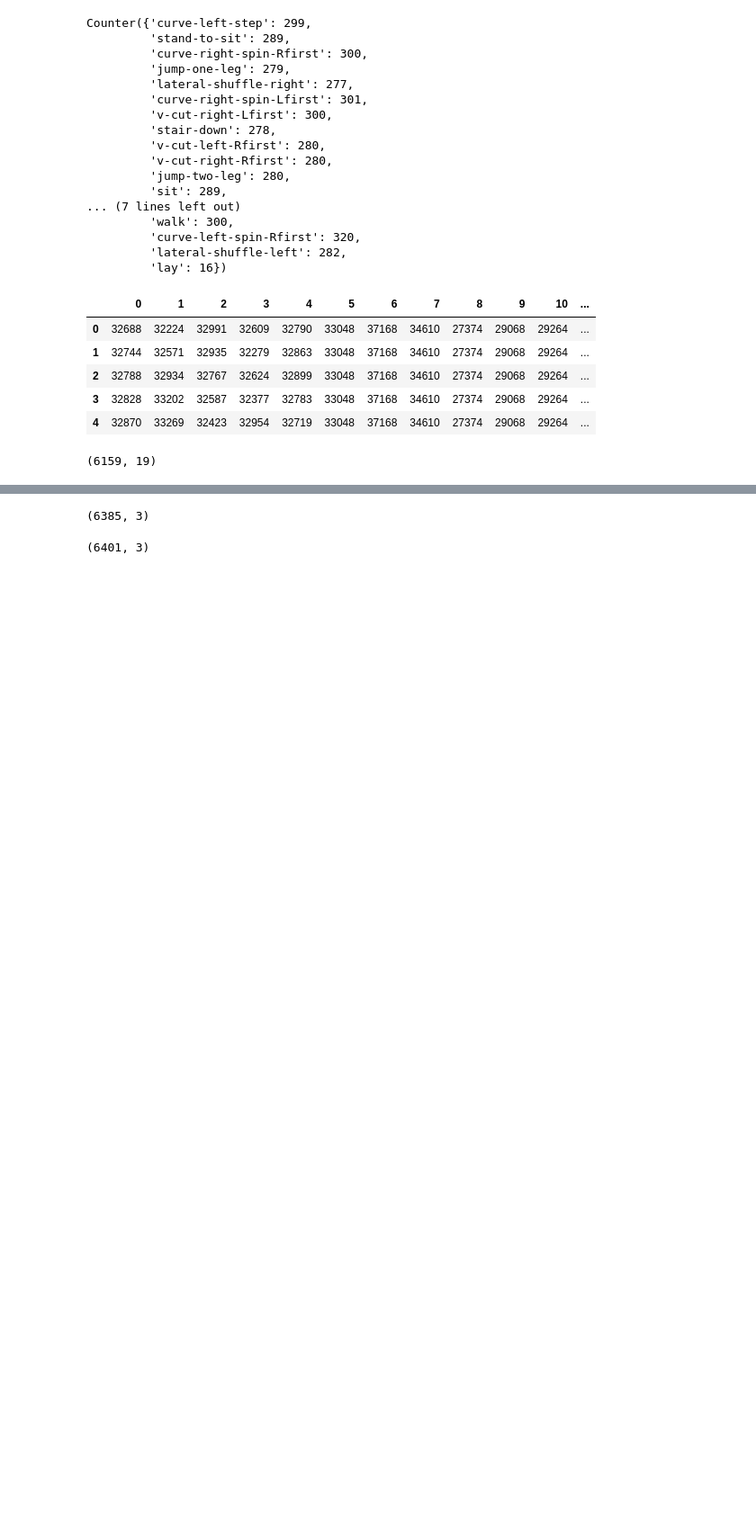
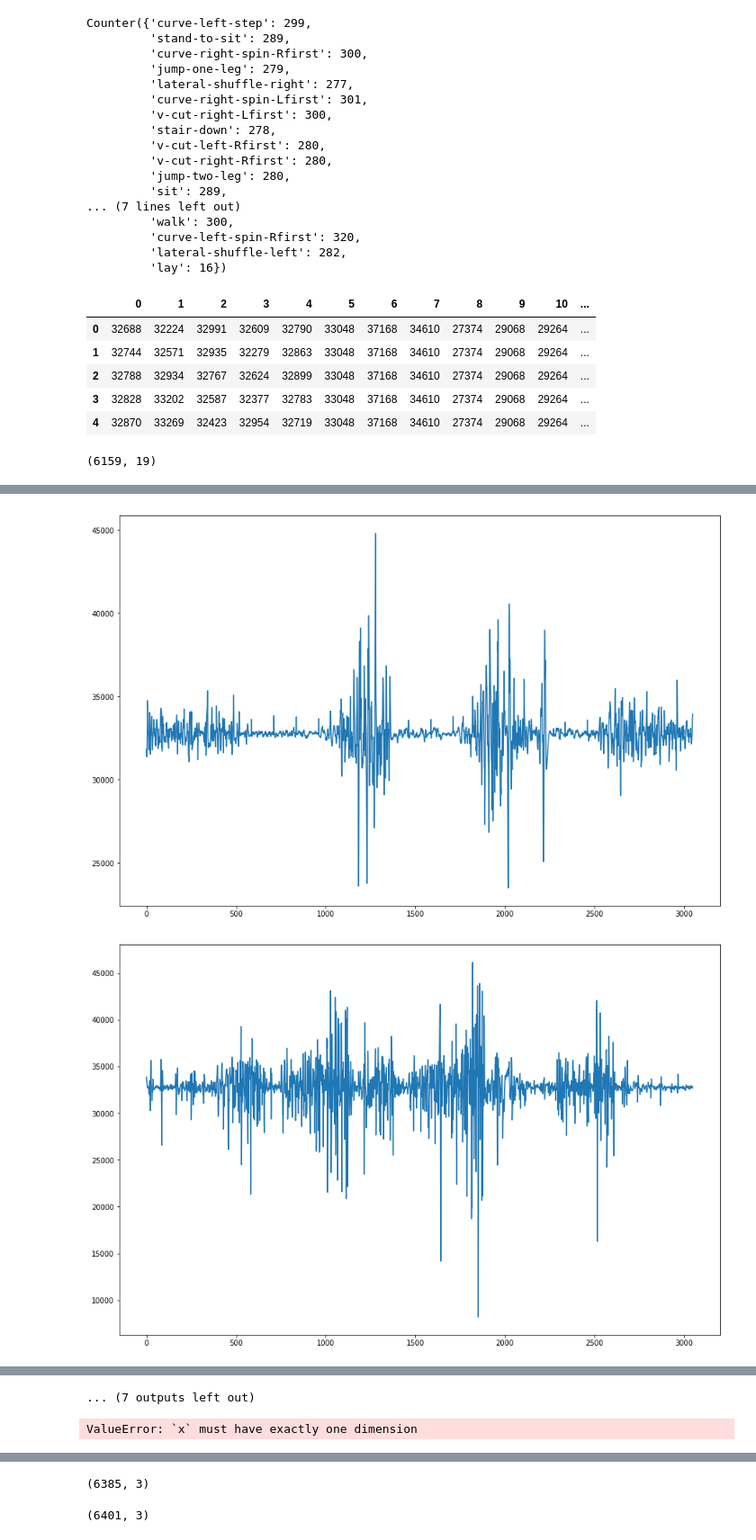
Before and after one commit to Nilabhra/BBDC2019, a Jupyter notebook: EDA.ipynb, the cells around one changed output, grey strips where cells are left out. Shown at 90% size. Drawn from its saved outputs; the diff is of its cells as text; code cells hidden in the pictures; blank space fills up the shorter version.

```diff
--- a/EDA.ipynb
+++ b/EDA.ipynb
@@ -92,4 +94,4 @@ def file2mat(filename: str) -> np.ndarray:
     mat = genfromtxt(filename, delimiter=',')
     return mat
 # %%
-mat = file2mat('bbdc_2019_Bewegungsdaten/Subject02/Subject02_Aufnahme000.csv')
+mat = file2mat('bbdc_2019_Bewegungsdaten/Subject03/Subject03_Aufnahme013.csv')
@@ -95,0 +119,12 @@ mat = file2mat('bbdc_2019_Bewegungsdaten/Subject02/Subject02_Aufnahme000.csv')
+# %%
+for i in range(19):
+    fig = plt.figure()
+    fig.set_size_inches(15, 10)
+    x = np.arange(mat.shape[0])
+    sns.lineplot(x, mat[:, i])
+#     sns.lineplot(x, savgol_filter(mat[:, i], 101, 3), color='r')
+    peaks, _ = find_peaks(mat[:, i])
+#     plt.plot(peaks, mat[peaks, i], c='r')
+# %% [output]
+[figure, added]
+[figure, added]
@@ -95,0 +141,5 @@ mat = file2mat('bbdc_2019_Bewegungsdaten/Subject02/Subject02_Aufnahme000.csv')
+... (7 outputs left out)
+# %%
+find_peaks(mat)
+# %% [output]
+ValueError: `x` must have exactly one dimension
```
Also changed, not shown: parts of 14 cells of this notebook, 4 other files.
